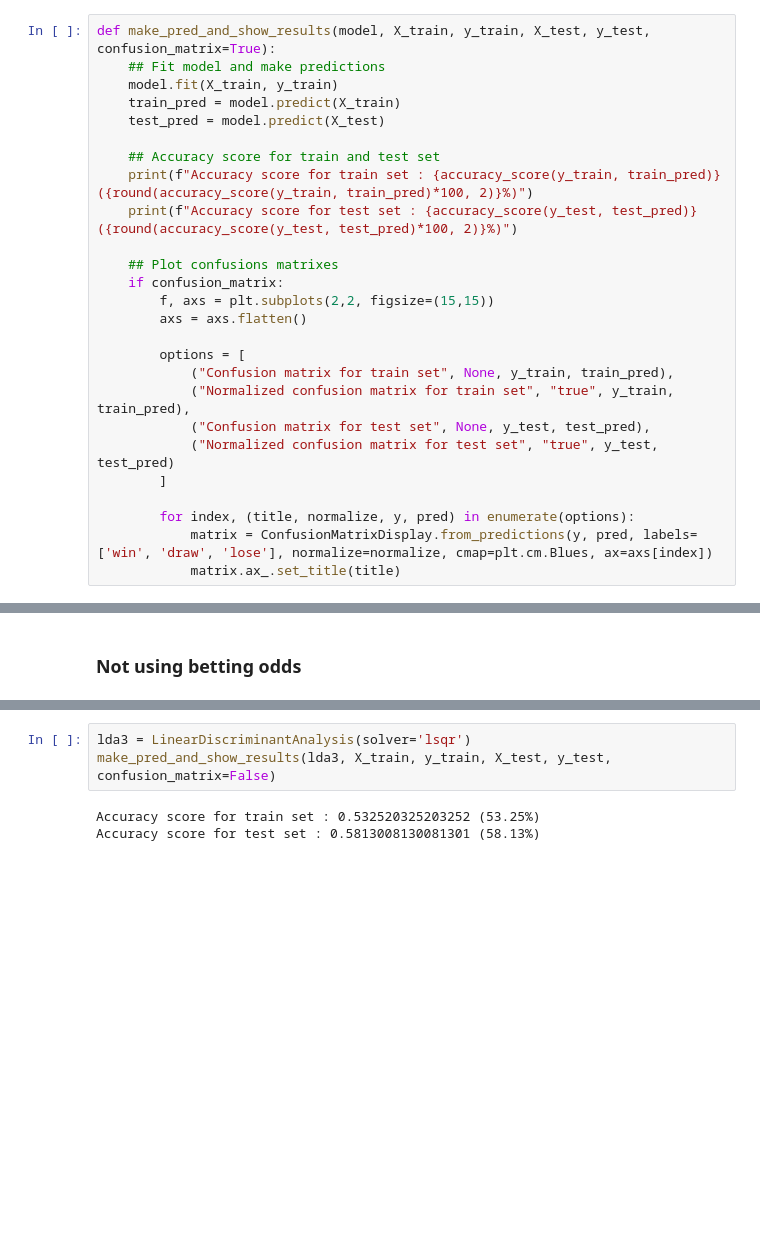
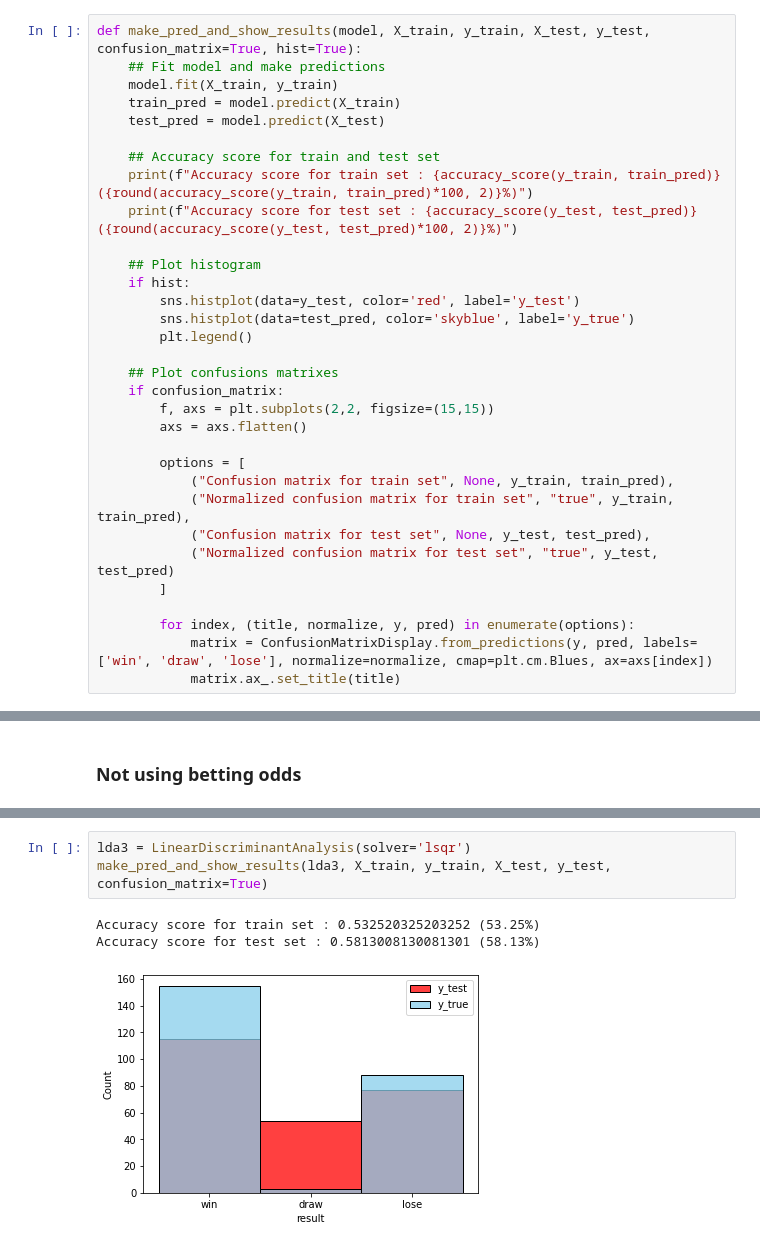
Before and after one commit to TamoToo/DataScience_Project, a Jupyter notebook: first_steps.ipynb, the cells around one changed output, grey strips where cells are left out. Drawn from its saved outputs; the diff is of its cells as text; blank space fills up the shorter version.

```diff
--- a/first_steps.ipynb
+++ b/first_steps.ipynb
@@ -252,7 +270,7 @@ Best accuracy: 0.5838666157566502 was obtained with parameters: {'C': 0.1, 'kern
 # %% [markdown]
 # Results
 # %%
-def make_pred_and_show_results(model, X_train, y_train, X_test, y_test, confusion_matrix=True):
+def make_pred_and_show_results(model, X_train, y_train, X_test, y_test, confusion_matrix=True, hist=True):
     ## Fit model and make predictions
     model.fit(X_train, y_train)
     train_pred = model.predict(X_train)
@@ -261,6 +279,12 @@ def make_pred_and_show_results(model, X_train, y_train, X_test, y_test, confusio
     ## Accuracy score for train and test set
     print(f"Accuracy score for train set : {accuracy_score(y_train, train_pred)} ({round(accuracy_score(y_train, train_pred)*100, 2)}%)")
     print(f"Accuracy score for test set : {accuracy_score(y_test, test_pred)} ({round(accuracy_score(y_test, test_pred)*100, 2)}%)")
+
+    ## Plot histogram
+    if hist:
+        sns.histplot(data=y_test, color='red', label='y_test')
+        sns.histplot(data=test_pred, color='skyblue', label='y_true')
+        plt.legend()
 
     ## Plot confusions matrixes
     if confusion_matrix:
@@ -387,7 +413,8 @@ X = df.loc[:, 'on_target_shot':'possessions']
 X_train, X_test, y_train, y_test = train_test_split(X, y, test_size=0.20, random_state=1, shuffle=True)
 # %%
 lda3 = LinearDiscriminantAnalysis(solver='lsqr')
-make_pred_and_show_results(lda3, X_train, y_train, X_test, y_test, confusion_matrix=False)
+make_pred_and_show_results(lda3, X_train, y_train, X_test, y_test, confusion_matrix=True)
 # %% [output]
 Accuracy score for train set : 0.532520325203252 (53.25%)
 Accuracy score for test set : 0.5813008130081301 (58.13%)
+[figure, added]
```
Also changed, not shown: parts of 23 cells of this notebook, 1 other file.
